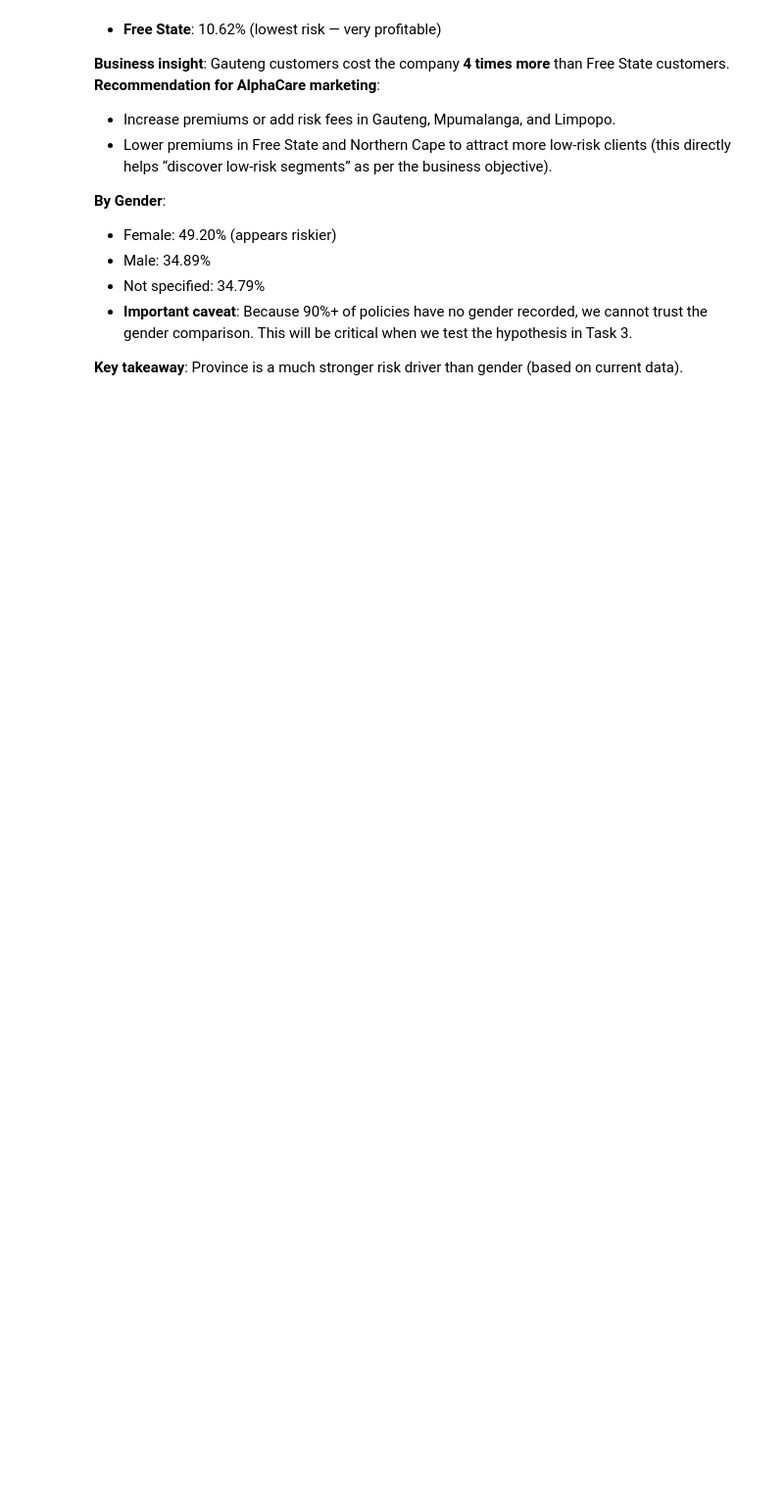
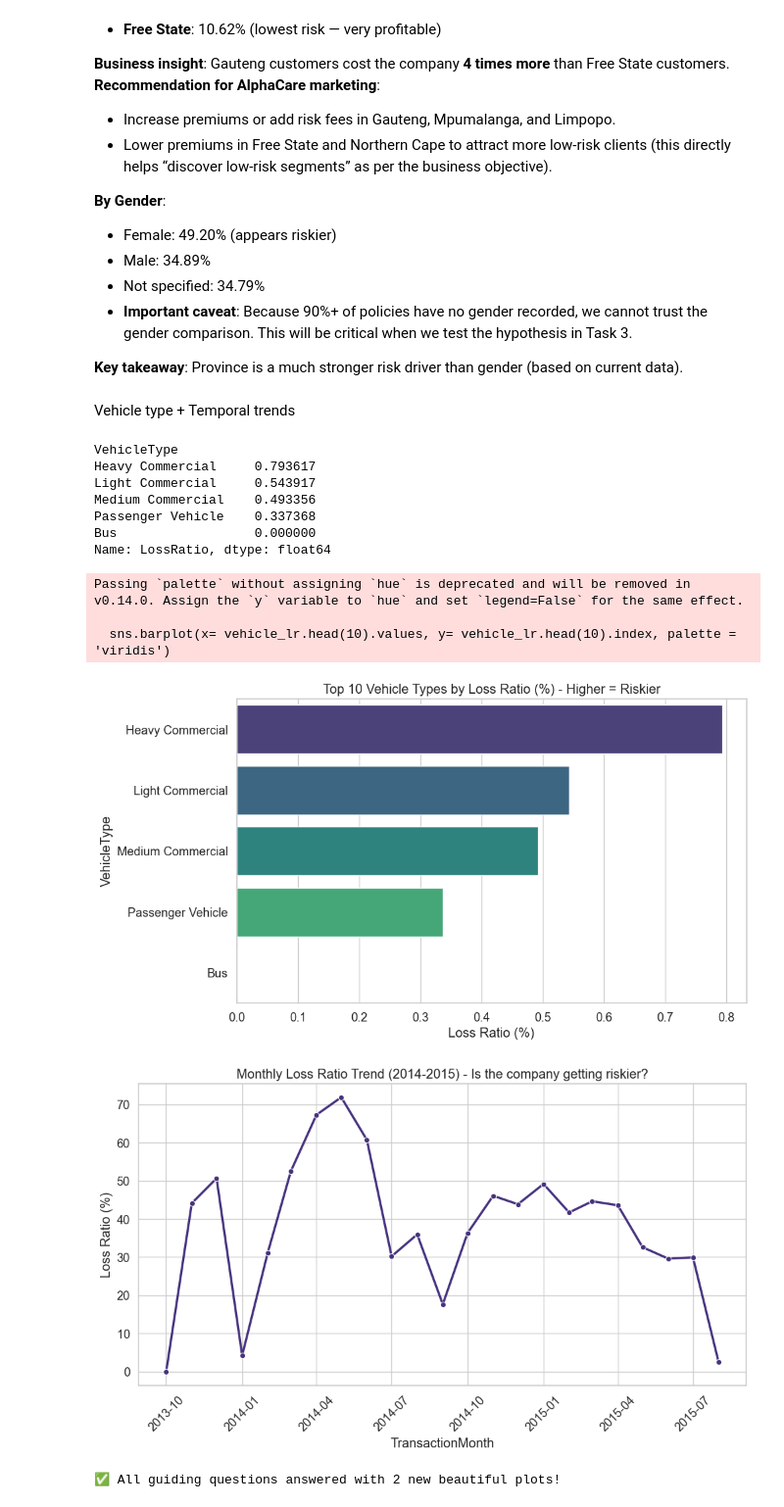
Before and after one commit to Beza-Oriyon/Insurance-risk-analytics, a Jupyter notebook: notebooks/task_1_eda.ipynb, the cells around one changed output. Shown at 98% size. Saved outputs shown, nothing was run; the diff lists cells and outputs as text; code cells hidden in the pictures; blank space fills up the shorter version.

Commit message:
feat: Add vehicle and temporal trends

```diff
--- a/notebooks/task_1_eda.ipynb
+++ b/notebooks/task_1_eda.ipynb
@@ -256,3 +256,54 @@ Passing `palette` without assigning `hue` is deprecated and will be removed in v
 - **Important caveat**: Because 90%+ of policies have no gender recorded, we cannot trust the gender comparison. This will be critical when we test the hypothesis in Task 3.
 
 **Key takeaway**: Province is a much stronger risk driver than gender (based on current data).
+# %% [markdown]
+Vehicle type + Temporal trends
+# %%
+vehicle_lr= df.groupby('VehicleType')['LossRatio'].mean().sort_values(ascending = False)
+print(vehicle_lr.head(10))
+
+plt.figure(figsize = (10,6))
+sns.barplot(x= vehicle_lr.head(10).values, y= vehicle_lr.head(10).index, palette = 'viridis')
+plt.title('Top 10 Vehicle Types by Loss Ratio (%) - Higher = Riskier')
+plt.xlabel('Loss Ratio (%)')
+plt.savefig('reports/figures/loss_ratio_vehicle_type.png', dpi=300)
+plt.show()
+
+#Temporal trends (how risk changes over 18 months)
+
+monthly = df.groupby(df['TransactionMonth'].dt.to_period('M')).agg({
+    'TotalPremium': 'sum',
+    'TotalClaims': 'sum',
+    'LossRatio' : 'mean'
+}).reset_index()
+
+# ===  Convert Period back to normal datetime for plotting ===
+monthly['TransactionMonth'] = monthly['TransactionMonth'].dt.to_timestamp()
+#  .dt.to_timestamp() turns "2015-03" back into a real date (2015-03-01)
+monthly['LossRatio'] = monthly['LossRatio']*100
+
+
+# Line plot to see the trend
+plt.figure(figsize=(12, 6))
+sns.lineplot(data=monthly, x='TransactionMonth', y='LossRatio', marker='o', linewidth=2.5)
+plt.title('Monthly Loss Ratio Trend (2014-2015) - Is the company getting riskier?')
+plt.ylabel('Loss Ratio (%)')
+plt.xticks(rotation=45)
+plt.savefig('reports/figures/monthly_loss_ratio_trend.png', dpi=300)
+plt.show()
+
+print("✅ All guiding questions answered with 2 new beautiful plots!")
+# %% [output]
+VehicleType
+Heavy Commercial     0.793617
+Light Commercial     0.543917
+Medium Commercial    0.493356
+Passenger Vehicle    0.337368
+Bus                  0.000000
+Name: LossRatio, dtype: float64
+Passing `palette` without assigning `hue` is deprecated and will be removed in v0.14.0. Assign the `y` variable to `hue` and set `legend=False` for the same effect.
+
+  sns.barplot(x= vehicle_lr.head(10).values, y= vehicle_lr.head(10).index, palette = 'viridis')
+[figure, added]
+[figure, added]
+✅ All guiding questions answered with 2 new beautiful plots!
```
Also changed, not shown: parts of 1 cell of this notebook, 2 other files.
